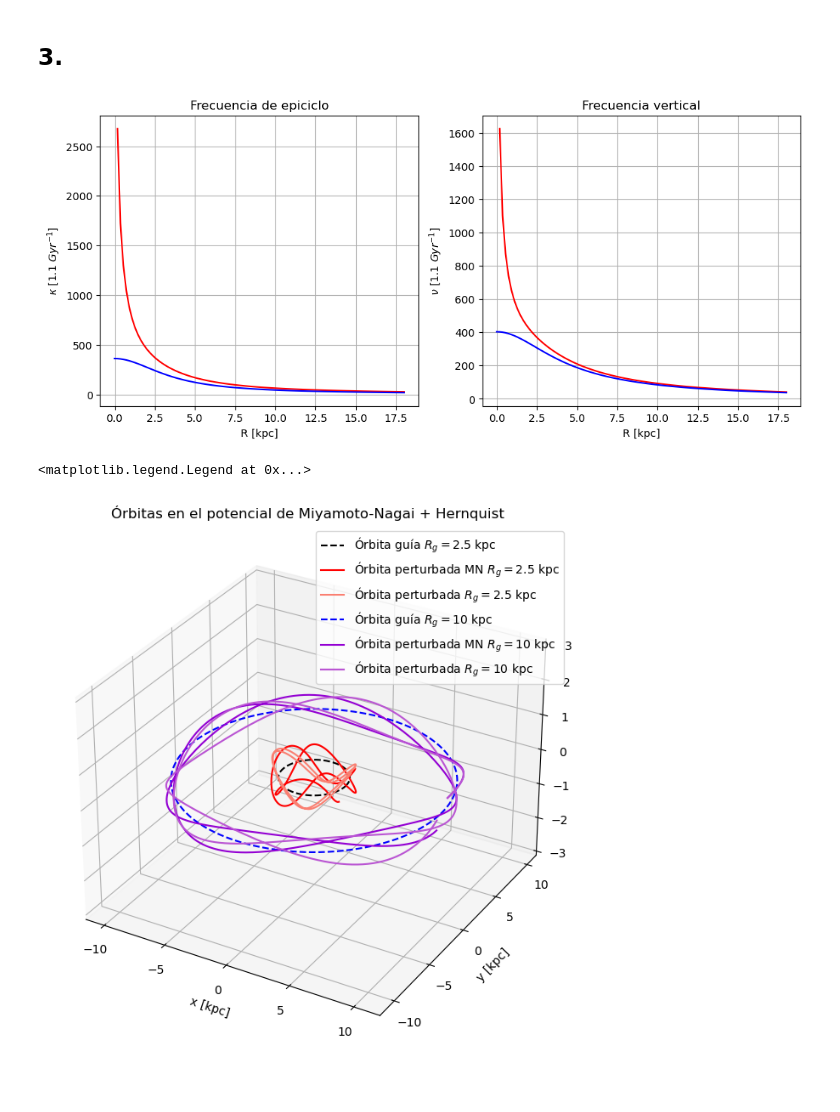
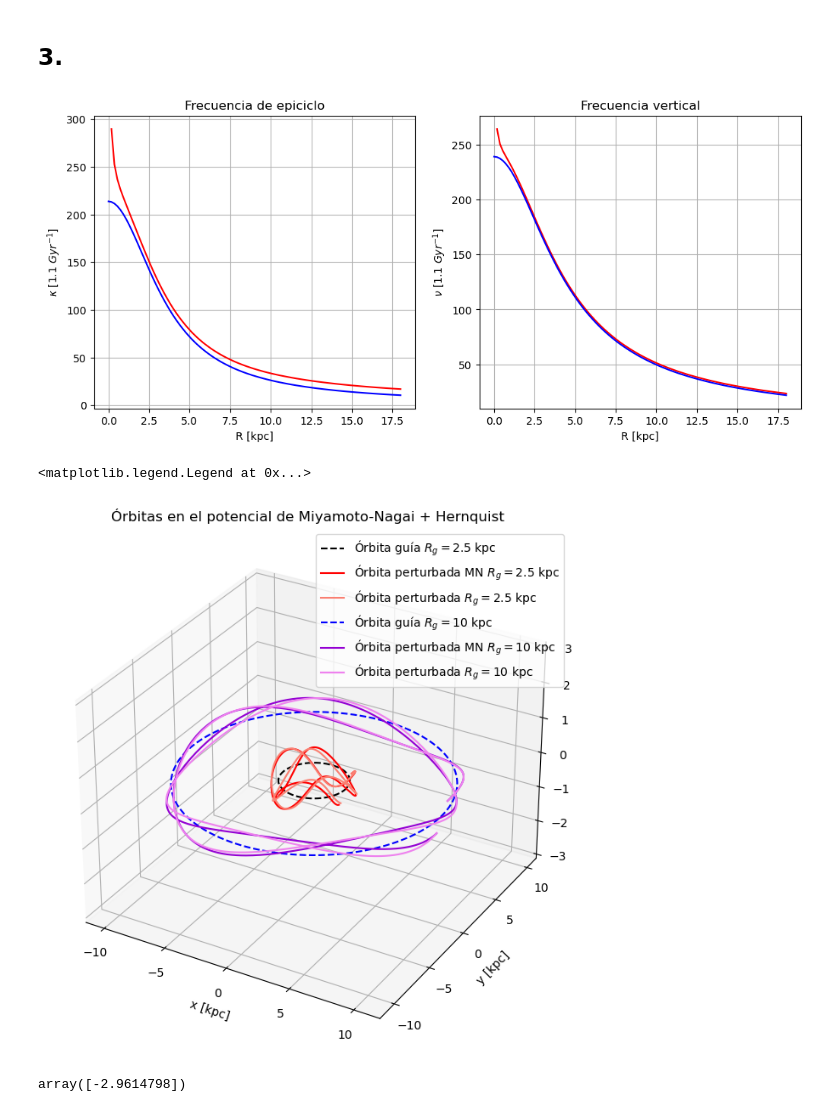
Before and after one commit to SantiagoJulioD/Galaxias, a Jupyter notebook: Parcial practico 2/Galaxias_p2.ipynb, the cells around one changed output. Saved outputs shown, nothing was run; the diff lists cells and outputs as text; code cells hidden in the pictures; blank space fills up the shorter version.

```diff
--- a/Parcial practico 2/Galaxias_p2.ipynb
+++ b/Parcial practico 2/Galaxias_p2.ipynb
@@ -7,10 +7,10 @@ from scipy.optimize import curve_fit
 # %% [markdown]
 ## 1.
 # %%
-# Parameters
+# Parámetros
 
 a = 3 # kpc
 b = 0.25*a # kpc
-M = 40 # *10^10 M_sun
+M = 14 # *10^10 M_sun
 G = 43007.1
 # %%
@@ -370,6 +430,8 @@ np.min(dfp['Lat_gal_deg']),np.max(dfp['Lat_gal_deg'])
 # %% [markdown]
 ## 3.
 # %%
-Mh = 50 # 10^10 M_sun
-alpha = 2
+# Parámetros para el perfil de Hernquist
+
+Mh = 137 # 10^10 M_sun
+alpha = 50
 # %%
@@ -392,7 +456,7 @@ ax[1].plot(Rs,nu(Rs),'b')
 ax[1].set(title='Frecuencia vertical',xlabel='R [kpc]',ylabel=r'$\nu$ [1.1 $Gyr^{-1}$]')
 ax[1].grid()
 # %% [output]
-[figure, old version]
+[figure, new version]
 # %%
 def Omega0_corr(Rg):
     return (G*M/((a+b)**2+Rg**2)**1.5+G*Mh/(Rg*(Rg+alpha))**2)**0.5
@@ -419,17 +483,17 @@ ys_pert2c = R_pert2*np.sin(phi_pert2c)
 # %%
 fig = plt.figure(figsize=(8,8))
 ax = fig.add_subplot(projection='3d')
 
 ax.plot(xs_circ1,ys_circ1,zs_circ1,'k--',label=r'Órbita guía $R_g=2.5$ kpc')
 ax.plot(xs_pert1,ys_pert1,z_pert1,'r',label=r'Órbita perturbada MN $R_g=2.5$ kpc')
 ax.plot(xs_pert1c,ys_pert1c,z_pert1c,'salmon',label=r'Órbita perturbada $R_g=2.5$ kpc')
 
 ax.plot(xs_circ2,ys_circ2,zs_circ2,'b--',label=r'Órbita guía $R_g=10$ kpc')
 ax.plot(xs_pert2,ys_pert2,z_pert2,'darkviolet',label=r'Órbita perturbada MN $R_g=10$ kpc')
-ax.plot(xs_pert2c,ys_pert2c,z_pert2c,'mediumorchid',label=r'Órbita perturbada $R_g=10$ kpc')
+ax.plot(xs_pert2c,ys_pert2c,z_pert2c,'violet',label=r'Órbita perturbada $R_g=10$ kpc')
 
 ax.set(zlim=(-3,3),title='Órbitas en el potencial de Miyamoto-Nagai + Hernquist',xlabel='x [kpc]',ylabel='y [kpc]',zlabel='z [kpc]')
 ax.legend()
 # %% [output]
 <matplotlib.legend.Legend at 0x...>
-[figure, old version]
+[figure, new version]
@@ -435,0 +505,7 @@ ax.legend()
+# %%
+# ajuste (se concluye que no se puede)
+
+masses_fit, cov_masses = curve_fit(vc_corr,df['Rdisk_pc']/1000,df['Vc_kms'])
+masses_fit
+# %% [output]
+array([-2.9614798])
```
Also changed, not shown: parts of 32 cells of this notebook, 16 other files.
